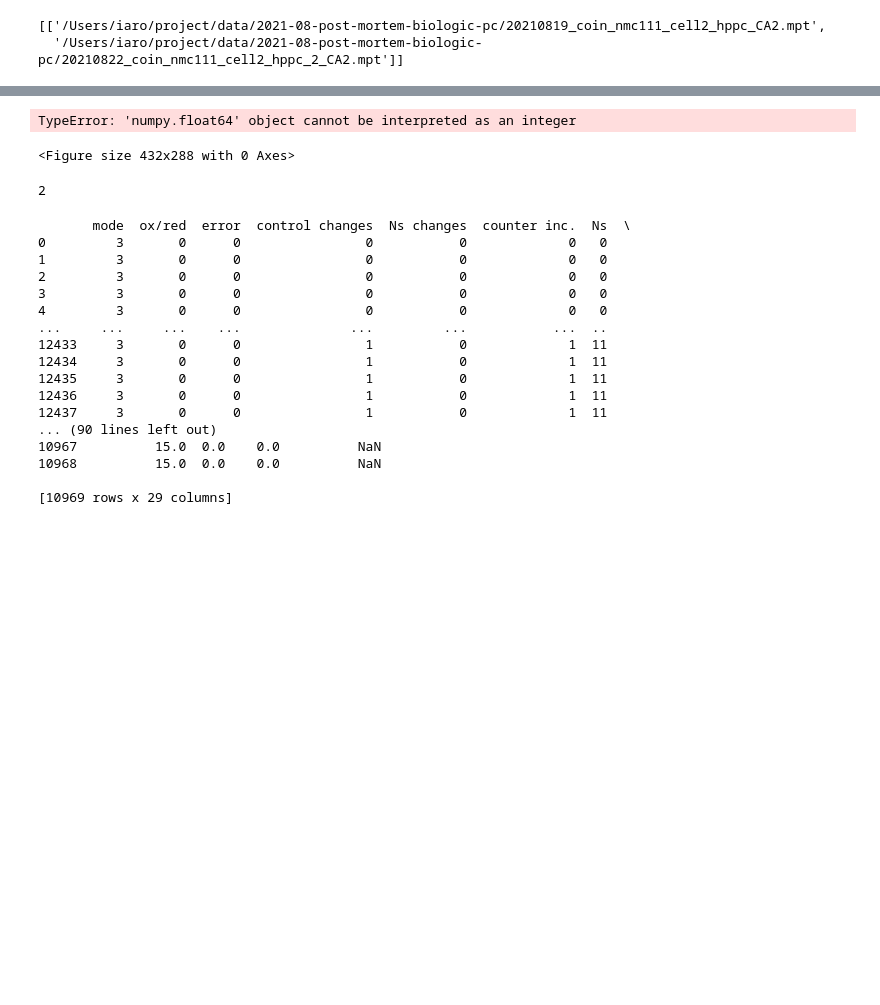
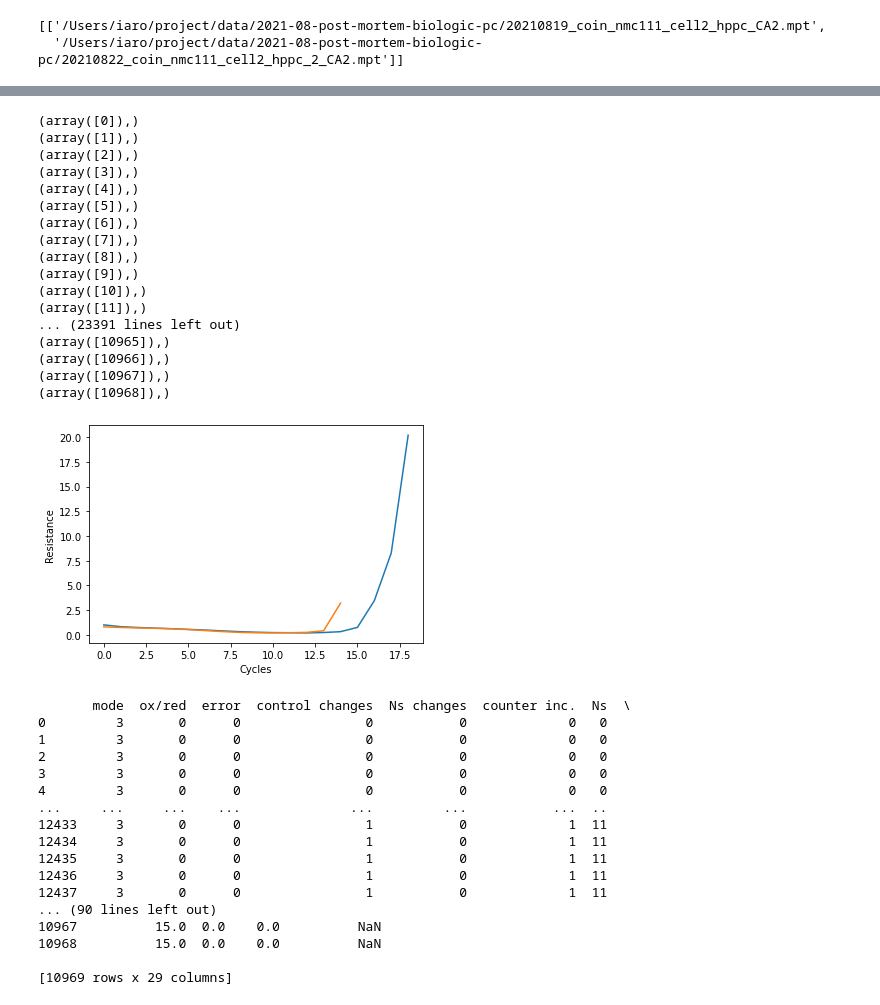
Before and after one commit to wengandrew/fast-formation, a Jupyter notebook: urop/students/ikovalchuk/HPPC_v.1.ipynb, the cells around one changed output, grey strips where cells are left out. Cells and saved outputs as stored; diff of their text form; code cells hidden in the pictures; blank space fills up the shorter version.

```diff
--- a/urop/students/ikovalchuk/HPPC_v.1.ipynb
+++ b/urop/students/ikovalchuk/HPPC_v.1.ipynb
@@ -32,6 +20,6 @@ is_cathode_vec = [
 # %%
 ##gets access to file path and gets data
-paths = yaml.load(open('paths.yaml', 'r'), Loader=yaml.FullLoader)
+paths = yaml.load(open('../../../paths.yaml', 'r'), Loader=yaml.FullLoader)
 
 DATA_FOLDER = paths['data'] + '2021-08-post-mortem-biologic-pc/'
 FILE_GROUP_REGEX_LIST = ['*coin*cell2*hppc*.mpt*']
@@ -168,34 +90,18 @@ def HppcResist(df1):
     Current=[]
     Resistance=[]
     Resistance.append(cycles_num[-1])
+    full_capacity=0
     for f in cycles_num:
-#   plt.figure()
         i=np.where(df1['cycle number']==f)
         for d in i[0]:
-#       for c in df1.loc[d,'I/mA']:
             if df1.loc[d,'I/mA'] < -0.000001 and df1.loc[d,'I/mA'] > -0.2:
-#                   k=np.where(df1['I/mA'][d]==c)
 #                   print(df1['I/mA'].iloc[k])
                 Time.append(df1['time/s'].iloc[d])
                 Voltage.append(df1['Ecell/V'].iloc[d])
                 Current.append(df1['I/mA'].iloc[d])
 #   print(Current)
-#   plt1=plt.subplot()
-#   plt2=plt1.twinx()
-#   plt1.set_xlabel("Time(min)")
-#   plt1.set_ylabel("Voltage (V)")
-#   plt2.set_ylabel("Current (mA)")
-#    if len(Time)!=0:
- #       for k in range(len(Time)):
-#            dfT=pd.DataFrame(Time[k])
-#            dfC=pd.DataFrame(Current[k])
-#            dfV=pd.DataFrame(Voltage[k])
-#            dfT['I/mA']=dfC['I/mA']
- #           dfT['Ecell/V']=dfV['Ecell/V']
-#            print(dfT)
-#            ax = dfT.plot(x ='time/s',y = 'Ecell/V', color= 'k',)
-#            dfT.set_index('time/s').plot(linewidth = 10);
 ## I checked that my code gets exactly what I need. I get the first and last value of my dataframe and divide by the current
+
         x=Voltage[len(Voltage)-1]
         y=Voltage[0]
         z=Current[0]
@@ -207,59 +113,50 @@ def HppcResist(df1):
 ## code cuts dataframe in cycles for each cycle finds where current was applied, Stores current and voltage during
 ## these occurences and gives back the array final resistances for each cycle
 # %%
-paths = yaml.load(open('paths.yaml', 'r'), Loader=yaml.FullLoader)
+paths = yaml.load(open('../../../paths.yaml', 'r'), Loader=yaml.FullLoader)
 
 DATA_FOLDER = paths['data'] + '2021-08-post-mortem-biologic-pc/'
 FILE_GROUP_REGEX_LIST = ['*coin*cell2*hppc*.mpt*']
 ## sorts every file that has coin and hppc in the folder. datafolder is a path to the folder
 file_paths = [sorted(glob.glob(f'{DATA_FOLDER}{f}')) for f in FILE_GROUP_REGEX_LIST]
 plt.figure()
-
+plt.xlabel('Cycles')
+plt.ylabel('Resistance')
 for files in file_paths[0]:
     k=np.where(file_paths[0]== files)
     num_header_lines = 106
-    applied_current = applied_current_ma_vec[0]
-    is_cathode = is_cathode_vec[0]
-    name = name_vec[0]
+
     df = pd.read_csv(files, header=num_header_lines, sep='\t', encoding='ISO-8859-1')
     if df.columns[0]!='mode':
         df=pd.read_csv(files, header=num_header_lines-1 , sep='\t', encoding='ISO-8859-1')
     if df.columns[0]!='mode':
         df=pd.read_csv(files, header=num_header_lines-2 , sep='\t', encoding='ISO-8859-1')
     if df.columns[0]!='mode':
         df=pd.read_csv(files, header=num_header_lines-3 , sep='\t', encoding='ISO-8859-1')
     if df.columns[0]!='mode':
         df=pd.read_csv(files, header=num_header_lines-5 , sep='\t', encoding='ISO-8859-1')
+    cycles_num=np.unique(df['cycle number'])
     Ohm= HppcResist(df)
-    plt.plot(range(Ohm[0]), Ohm[1:-1], label=k)
-    plt.xlabel('Cycles')
-    plt.ylabel('Resistance')
+    plt.plot(range(int(Ohm[0])), Ohm[1:-1], label=k)
 # %% [output]
-TypeError: 'numpy.float64' object cannot be interpreted as an integer
+(array([0]),)
+(array([1]),)
+(array([2]),)
+(array([3]),)
+(array([4]),)
+(array([5]),)
+(array([6]),)
+(array([7]),)
+(array([8]),)
+(array([9]),)
+(array([10]),)
+(array([11]),)
+... (23391 lines left out)
+(array([10965]),)
+(array([10966]),)
+(array([10967]),)
+(array([10968]),)
-<Figure size 432x288 with 0 Axes>
+[figure, added]
-# %%
-
-applied_current_ma_vec = [
-    -0.400,
-    -0.400,
-    -0.400
-]
-
-is_cathode_vec = [
-    1,
-    0,
-    1
-]
-
-name_vec = [
-    'NMC111',
-    'Graphite',
-    'LFP'
-]
-x=[1, 2]
-print(len(x))
-# %% [output]
-2
 # %%
 for file1 in file_paths[0]:
     num_header_lines = 106
```
Also changed, not shown: parts of 5 cells of this notebook, 4 other files.
